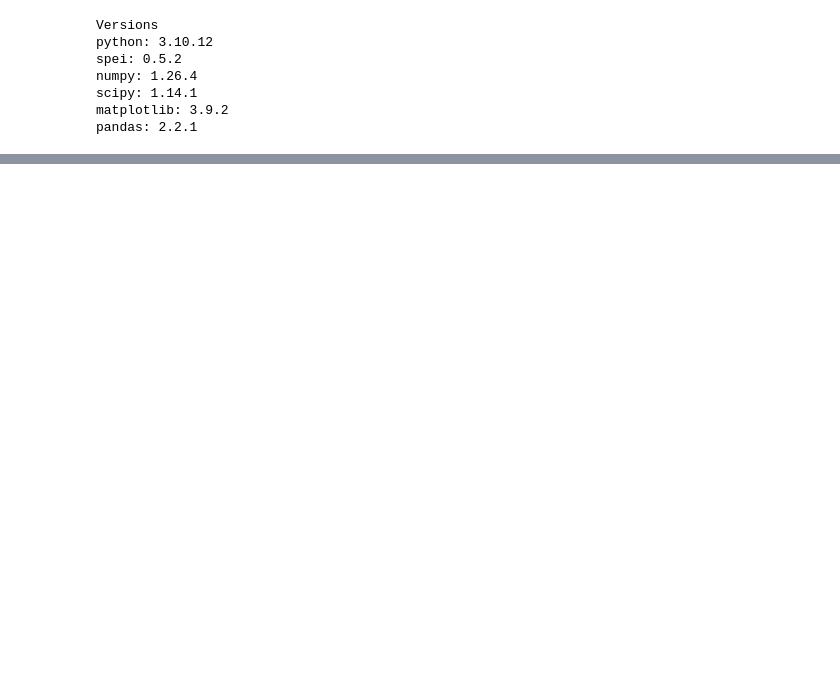
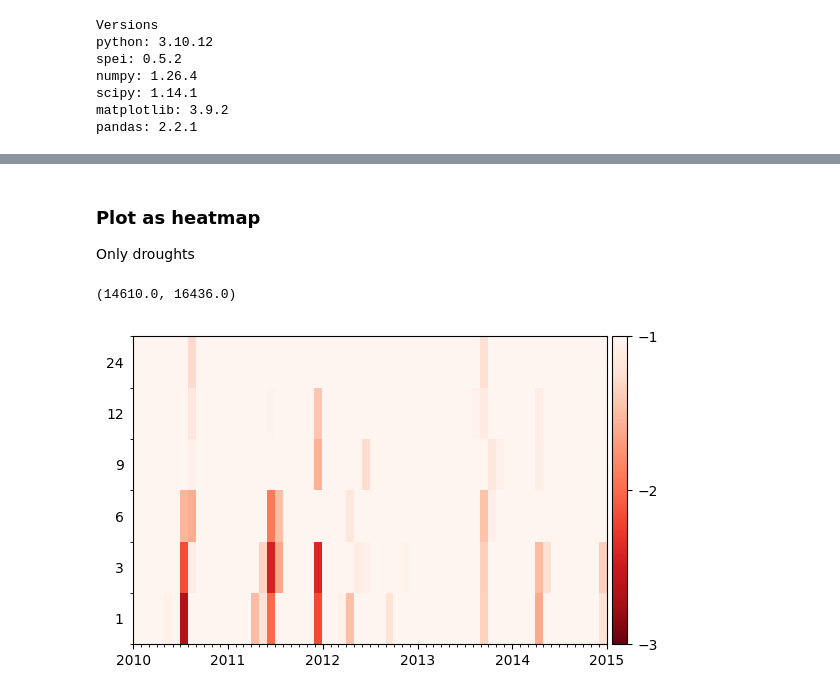
Before and after one commit to martinvonk/SPEI, a Jupyter notebook: doc/examples/example05_multiyear_drought.ipynb, the cells around one changed output, grey strips where cells are left out. Saved outputs shown, nothing was run; the diff lists cells and outputs as text; code cells hidden in the pictures; blank space fills up the shorter version.

```diff
--- a/doc/examples/example05_multiyear_drought.ipynb
+++ b/doc/examples/example05_multiyear_drought.ipynb
@@ -59,0 +74,13 @@ ax[5].set_xlim(pd.Timestamp("2005"), pd.Timestamp("2015"))
+# %% [markdown]
+### Plot as heatmap
+
+Only droughts
+# %%
+ax = si.plot.si_heatmap([spei1, spei3, spei6, spei9, spei12, spei24])
+ax.xaxis.set_major_locator(mpl.dates.YearLocator())
+ax.xaxis.set_minor_locator(mpl.dates.MonthLocator())
+ax.get_figure().axes[-1].set_yticks(range(-3, 0))
+ax.set_xlim(pd.Timestamp("2010"), pd.Timestamp("2015"))
+# %% [output]
+(14610.0, 16436.0)
+[figure, added]
```
Also changed, not shown: parts of 9 cells of this notebook, 1 other file.
